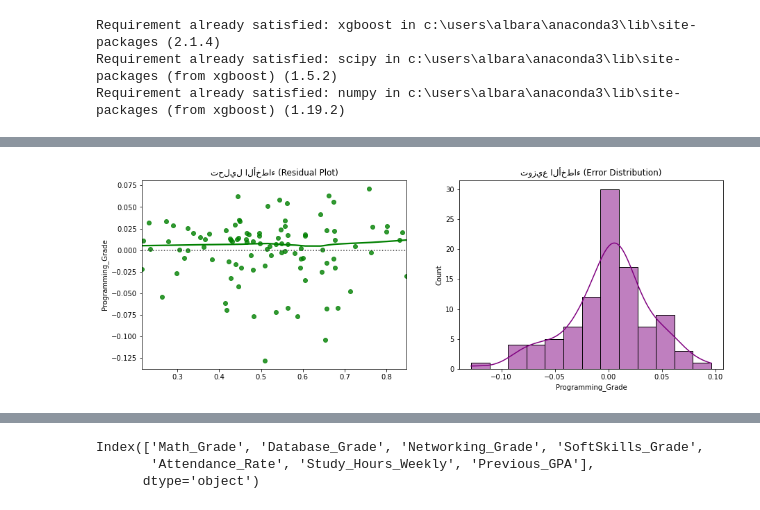
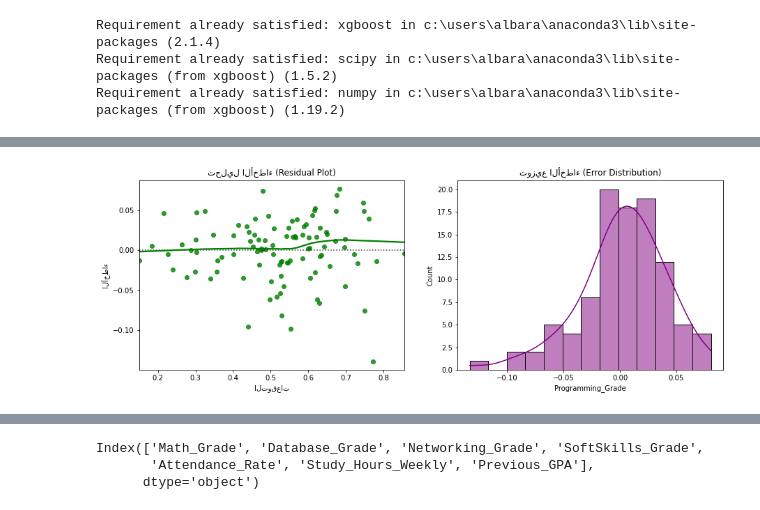
Before and after one commit to Albarafahed/Academic-Advisor-AI-Paython, a Jupyter notebook: main_app.ipynb, the cells around one changed output, grey strips where cells are left out. Cells and saved outputs as stored; diff of their text form; code cells hidden in the pictures.

```diff
--- a/main_app.ipynb
+++ b/main_app.ipynb
@@ -267,25 +320,46 @@ for r in recs: print(r)
 # %%
-
 import matplotlib.pyplot as plt
 import seaborn as sns
 import numpy as np
-from sklearn.model_selection import learning_curve
-from sklearn.metrics import mean_squared_error, r2_score # تم حذف MAPE من هنا
+from sklearn.model_selection import learning_curve, GridSearchCV
+from sklearn.metrics import mean_squared_error, r2_score
 
-# 1. تحليل الأخطاء وتوزيعها (Residual Analysis)
-y_pred = best_model_obj.predict(X_test)
+# --- التعديل 1: تدريب النموذج أكثر من مرة (Hyperparameter Tuning) ---
+# سنقوم بتجربة عدة إعدادات للـ Random Forest لاختيار الأفضل
+param_grid = {
+    'n_estimators': [50, 100, 150],
+    'max_depth': [None, 10, 20],
+    'min_samples_split': [2, 5]
+}
+
+print("🔄 جاري البحث عن أفضل نسخة من النموذج عبر تدريبات متعددة...")
+grid_search = GridSearchCV(best_model_obj, param_grid, cv=5, scoring='r2', n_jobs=-1)
+grid_search.fit(X_train, y_train)
+
+# اعتماد أفضل نموذج نتج عن التدريبات المتكررة
+final_model = grid_search.best_estimator_
+best_model_name = "Optimized Random Forest"
+
+# --- التعديل 2: تحليل الأخطاء وتوزيعها ---
+y_pred = final_model.predict(X_test)
 residuals = y_test - y_pred
 
 fig, ax = plt.subplots(1, 2, figsize=(15, 5))
+# رسم البواقي (Residuals) للتأكد من عشوائية الخطأ
 sns.residplot(x=y_pred, y=residuals, lowess=True, color="g", ax=ax[0])
+ax[0].set_xlabel('التوقعات')
+ax[0].set_ylabel('الأخطاء')
 ax[0].set_title('تحليل الأخطاء (Residual Plot)')
+
+# رسم توزيع الأخطاء (يجب أن يشبه الجرس)
 sns.histplot(residuals, kde=True, color="purple", ax=ax[1])
 ax[1].set_title('توزيع الأخطاء (Error Distribution)')
 plt.show()
 
-# 2. منحنى التعلم
+# --- التعديل 3: منحنى التعلم (Learning Curve) ---
+# نستخدم النموذج النهائي بعد التحسين
 train_sizes, train_scores, test_scores = learning_curve(
-    best_model_obj, X, y, cv=5, scoring='r2',
+    final_model, X, y, cv=5, scoring='r2',
     train_sizes=np.linspace(0.1, 1.0, 10), n_jobs=-1)
 
 train_mean = np.mean(train_scores, axis=1)
@@ -295,39 +369,44 @@ test_mean = np.mean(test_scores, axis=1)
 
 plt.figure(figsize=(10, 6))
 plt.plot(train_sizes, train_mean, 'o-', color="r", label="دقة التدريب")
-plt.plot(train_sizes, test_mean, 'o-', color="g", label="دقة التحقق")
-plt.title('منحنى التعلم: كشف التوازن بين التدريب والتعميم')
+plt.plot(train_sizes, test_mean, 'o-', color="g", label="دقة التحقق (Validation)")
+plt.title('منحنى التعلم: كشف الاستقرار بعد التدريب المتكرر')
+plt.xlabel('حجم البيانات')
+plt.ylabel('R2 Score')
 plt.legend(loc="best")
 plt.grid(True)
 plt.show()
 
-# 3. تحليل أهمية المواد
-if hasattr(best_model_obj, 'feature_importances_'):
-    importances = best_model_obj.feature_importances_
+# --- التعديل 4: تحليل أهمية المواد (Feature Importance) ---
+if hasattr(final_model, 'feature_importances_'):
+    importances = final_model.feature_importances_
     indices = np.argsort(importances)[::-1]
     plt.figure(figsize=(10, 5))
     sns.barplot(x=importances[indices], y=X.columns[indices], palette="viridis")
-    plt.title('ترتيب المواد حسب تأثيرها في توقع درجة البرمجة')
+    plt.title('العوامل الأكثر تأثيراً في توقع درجة البرمجة')
     plt.show()
 
-# 4. التقرير النهائي (مع حساب MAPE يدوياً)
+# --- التعديل 5: التقرير النهائي مع معالجة حذر لـ MAPE ---
 mse = mean_squared_error(y_test, y_pred)
 rmse = np.sqrt(mse)
-mape = np.mean(np.abs((y_test - y_pred) / y_test)) * 100
+# إضافة epsilon صغير جداً لتجنب القسمة على صفر إذا وجدت قيم صفرية
+mape = np.mean(np.abs((y_test - y_pred) / (y_test + 1e-10))) * 100
 
-print("\n" + "⭐" * 40)
-print(f"📊 تقرير التشخيص الذكي للنموذج: {best_model_name}")
-print("⭐" * 40)
+print("\n" + "⭐" * 45)
+print(f"📊 تقرير جودة النموذج النهائي: {best_model_name}")
+print(f"⚙️ أفضل إعدادات: {grid_search.best_params_}")
+print("⭐" * 45)
 print(f"✅ دقة التوقع (R2): {r2_score(y_test, y_pred) * 100:.2f}%")
-print(f"📉 نسبة الخطأ المئوية (MAPE): {mape:.2f}%")
-print(f"📍 متوسط الخطأ الجذري (RMSE): {rmse:.4f}")
+print(f"📉 متوسط الخطأ المئوي (MAPE): {mape:.2f}%")
+print(f"📍 الخطأ الجذري (RMSE): {rmse:.4f}")
 
-# تشخيص تلقائي
-if train_mean[-1] - test_mean[-1] > 0.1:
-    print("⚠️ تحذير: النموذج يعاني من Overfitting.")
+# تشخيص احترافي
+gap = train_mean[-1] - test_mean[-1]
+if gap > 0.15:
+    print("⚠️ النتيجة: يوجد Overfitting (النموذج حفظ البيانات ولم يفهمها).")
 elif test_mean[-1] < 0.6:
-    print("⚠️ تحذير: النموذج يعاني من Underfitting.")
+    print("⚠️ النتيجة: يوجد Underfitting (النموذج ضعيف جداً).")
 else:
-    print("💎 حالة النموذج: ممتاز ومستقر (Balanced Model).")
-print("⭐" * 40)
+    print("💎 النتيجة: النموذج متوازن ومستقر جداً (Generalizable).")
+print("⭐" * 45)
 # %% [output]
@@ -334 +414 @@ print("⭐" * 40)
-[figure, old version]
+[figure, new version]
```
Also changed, not shown: parts of 11 cells of this notebook, 5 other files.
